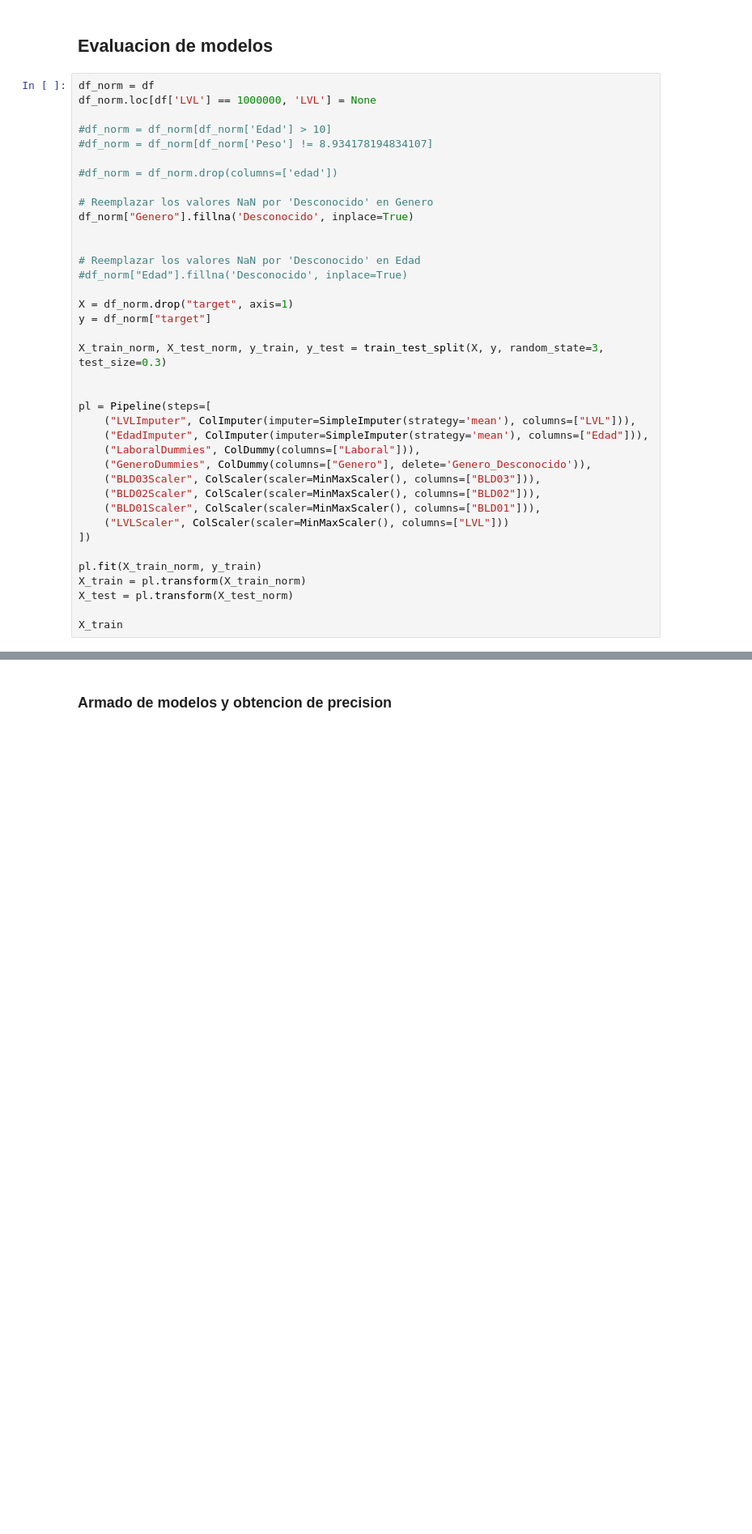
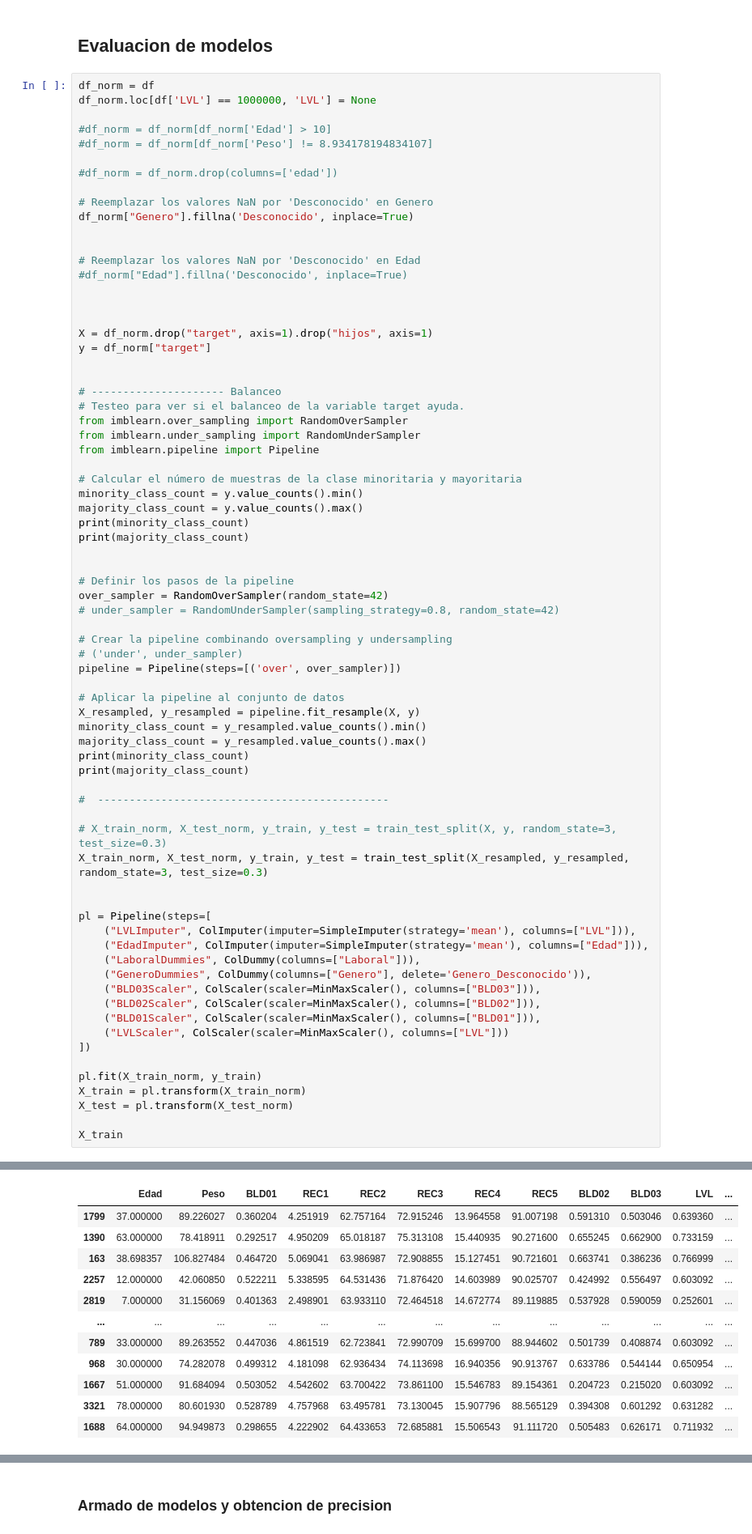
Before and after one commit to ignaciomontovio/TP-Virus, a Jupyter notebook: TP_EntregableVirus.ipynb, the cells around one changed output, grey strips where cells are left out. Shown at 81% size. Saved outputs shown, nothing was run; the diff lists cells and outputs as text; blank space fills up the shorter version.

Commit message:
balanceo de datos

```diff
--- a/TP_EntregableVirus.ipynb
+++ b/TP_EntregableVirus.ipynb
@@ -368,10 +370,44 @@ df_norm["Genero"].fillna('Desconocido', inplace=True)
 # Reemplazar los valores NaN por 'Desconocido' en Edad
 #df_norm["Edad"].fillna('Desconocido', inplace=True)
 
-X = df_norm.drop("target", axis=1)
+
+
+X = df_norm.drop("target", axis=1).drop("hijos", axis=1)
 y = df_norm["target"]
 
-X_train_norm, X_test_norm, y_train, y_test = train_test_split(X, y, random_state=3, test_size=0.3)
+
+# --------------------- Balanceo
+# Testeo para ver si el balanceo de la variable target ayuda.
+from imblearn.over_sampling import RandomOverSampler
+from imblearn.under_sampling import RandomUnderSampler
+from imblearn.pipeline import Pipeline
+
+# Calcular el número de muestras de la clase minoritaria y mayoritaria
+minority_class_count = y.value_counts().min()
+majority_class_count = y.value_counts().max()
+print(minority_class_count)
+print(majority_class_count)
+
+
+# Definir los pasos de la pipeline
+over_sampler = RandomOverSampler(random_state=42)
+# under_sampler = RandomUnderSampler(sampling_strategy=0.8, random_state=42)
+
+# Crear la pipeline combinando oversampling y undersampling
+# ('under', under_sampler)
+pipeline = Pipeline(steps=[('over', over_sampler)])
+
+# Aplicar la pipeline al conjunto de datos
+X_resampled, y_resampled = pipeline.fit_resample(X, y)
+minority_class_count = y_resampled.value_counts().min()
+majority_class_count = y_resampled.value_counts().max()
+print(minority_class_count)
+print(majority_class_count)
+
+#  ----------------------------------------------
+
+# X_train_norm, X_test_norm, y_train, y_test = train_test_split(X, y, random_state=3, test_size=0.3)
+X_train_norm, X_test_norm, y_train, y_test = train_test_split(X_resampled, y_resampled, random_state=3, test_size=0.3)
 
 
 pl = Pipeline(steps=[
@@ -390,3 +426,4 @@ X_train = pl.transform(X_train_norm)
 X_test = pl.transform(X_test_norm)
 
 X_train
+# %% [output]
@@ -392,0 +434,12 @@ X_train
+|  | Edad | Peso | BLD01 | REC1 | REC2 | REC3 | REC4 | REC5 | BLD02 | BLD03 | LVL | ... |
+| 1799 | 37.000000 | 89.226027 | 0.360204 | 4.251919 | 62.757164 | 72.915246 | 13.964558 | 91.007198 | 0.591310 | 0.503046 | 0.639360 | ... |
+| 1390 | 63.000000 | 78.418911 | 0.292517 | 4.950209 | 65.018187 | 75.313108 | 15.440935 | 90.271600 | 0.655245 | 0.662900 | 0.733159 | ... |
+| 163 | 38.698357 | 106.827484 | 0.464720 | 5.069041 | 63.986987 | 72.908855 | 15.127451 | 90.721601 | 0.663741 | 0.386236 | 0.766999 | ... |
+| 2257 | 12.000000 | 42.060850 | 0.522211 | 5.338595 | 64.531436 | 71.876420 | 14.603989 | 90.025707 | 0.424992 | 0.556497 | 0.603092 | ... |
+| 2819 | 7.000000 | 31.156069 | 0.401363 | 2.498901 | 63.933110 | 72.464518 | 14.672774 | 89.119885 | 0.537928 | 0.590059 | 0.252601 | ... |
+| ... | ... | ... | ... | ... | ... | ... | ... | ... | ... | ... | ... | ... |
+| 789 | 33.000000 | 89.263552 | 0.447036 | 4.861519 | 62.723841 | 72.990709 | 15.699700 | 88.944602 | 0.501739 | 0.408874 | 0.603092 | ... |
+| 968 | 30.000000 | 74.282078 | 0.499312 | 4.181098 | 62.936434 | 74.113698 | 16.940356 | 90.913767 | 0.633786 | 0.544144 | 0.650954 | ... |
+| 1667 | 51.000000 | 91.684094 | 0.503052 | 4.542602 | 63.700422 | 73.861100 | 15.546783 | 89.154361 | 0.204723 | 0.215020 | 0.603092 | ... |
+| 3321 | 78.000000 | 80.601930 | 0.528789 | 4.757968 | 63.495781 | 73.130045 | 15.907796 | 88.565129 | 0.394308 | 0.601292 | 0.631282 | ... |
+| 1688 | 64.000000 | 94.949873 | 0.298655 | 4.222902 | 64.433653 | 72.685881 | 15.506543 | 91.111720 | 0.505483 | 0.626171 | 0.711932 | ... |
```
Also changed, not shown: parts of 10 cells of this notebook.
